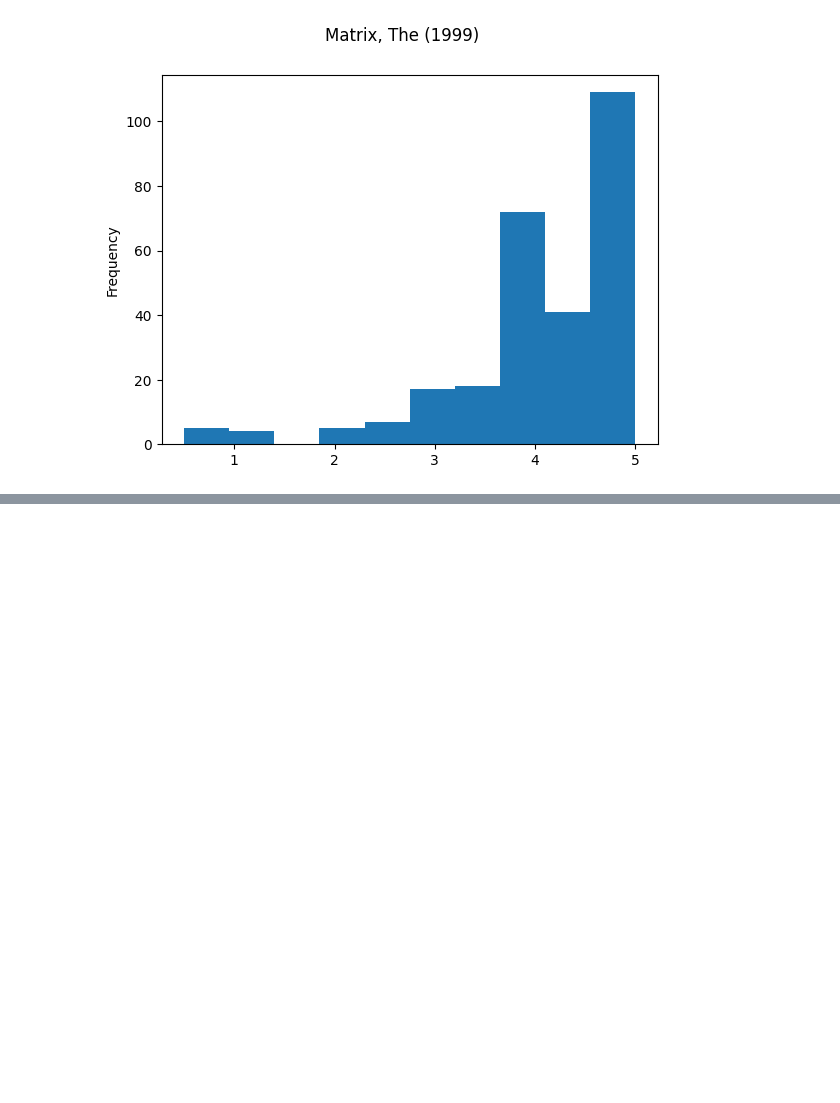
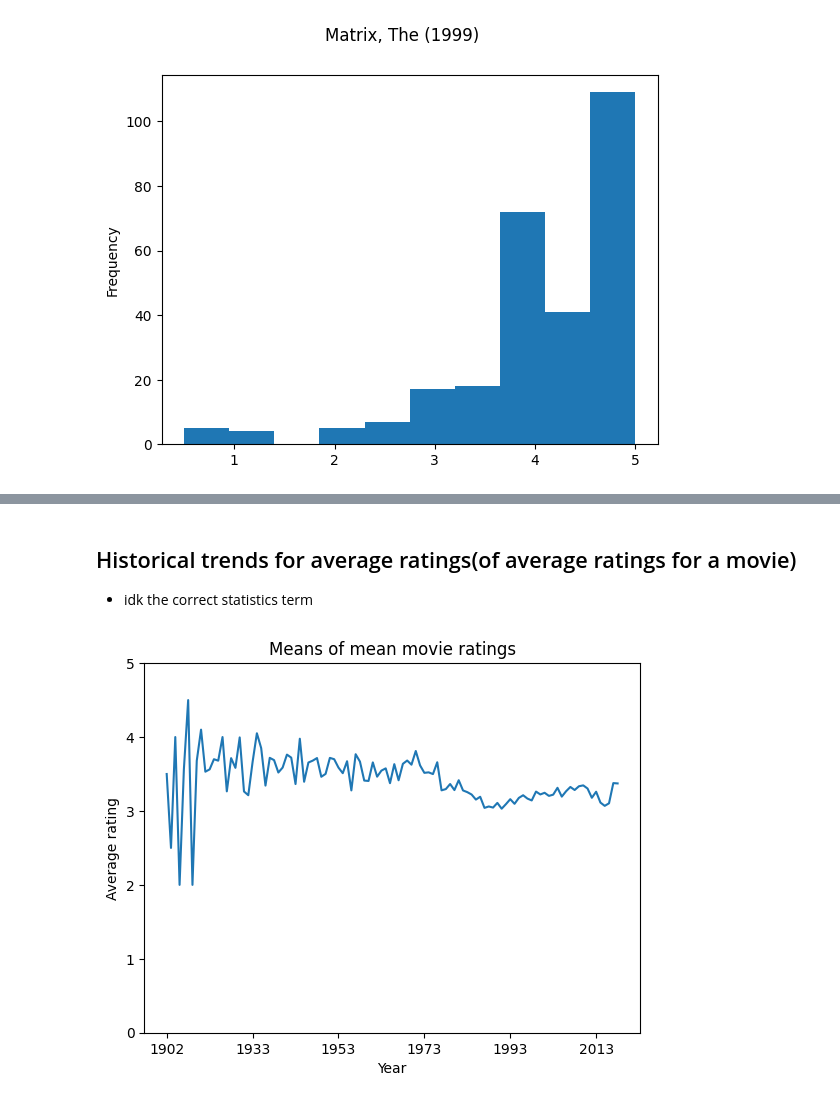
Before and after one commit to rishiso/fa22-recommendation, a Jupyter notebook: data_exploration.ipynb, the cells around one changed output, grey strips where cells are left out. Saved outputs shown, nothing was run; the diff lists cells and outputs as text; code cells hidden in the pictures; blank space fills up the shorter version.

```diff
--- a/data_exploration.ipynb
+++ b/data_exploration.ipynb
@@ -209,0 +217,9 @@ plot_movie_rating_dist(2571)
+# %% [markdown]
+## Historical trends for average ratings(of average ratings for a movie)
+- idk the correct statistics term
+# %%
+movies_data['year'] = movies_data['title'].str.extract('\((\d{4})\)')
+yearly_averages = movies_data.groupby('year')['averageRating'].mean();
+yearly_averages.plot(title="Means of mean movie ratings", xlabel="Year", ylabel="Average rating", ylim=(0,5));
+# %% [output]
+[figure, added]
```
Also changed, not shown: parts of 10 cells of this notebook.
